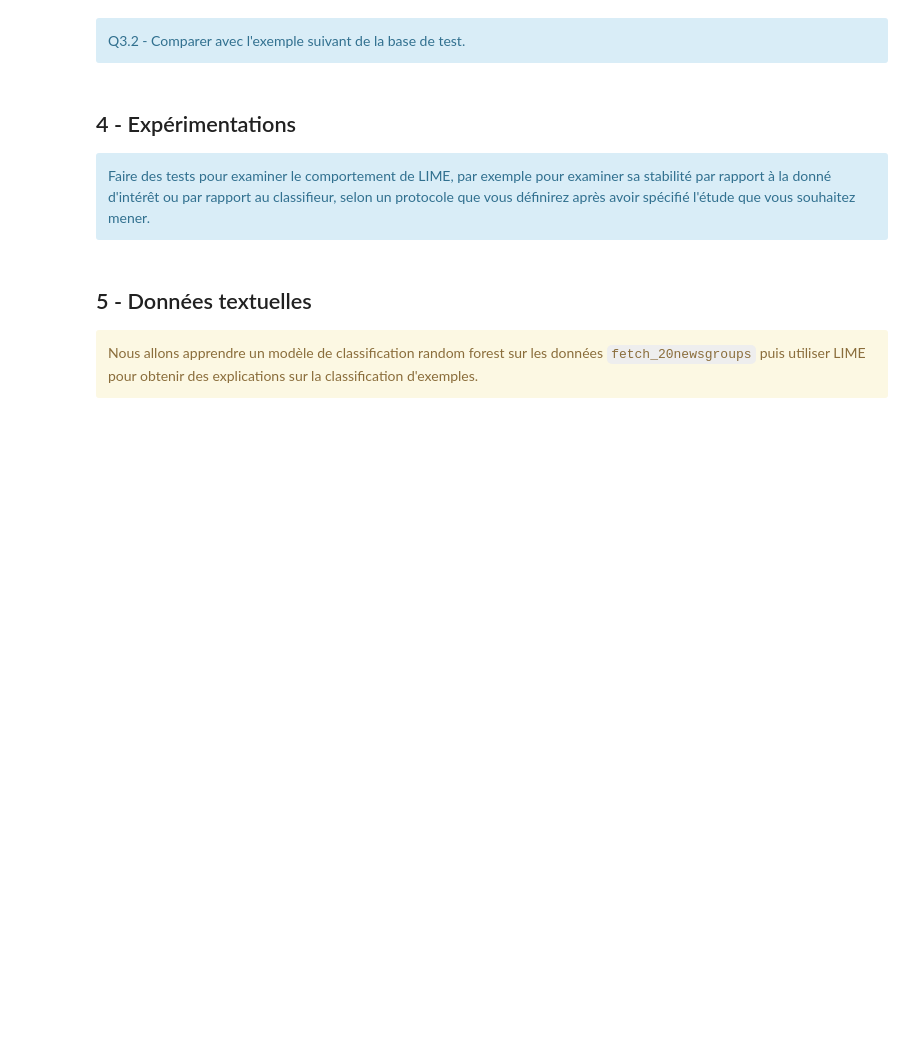
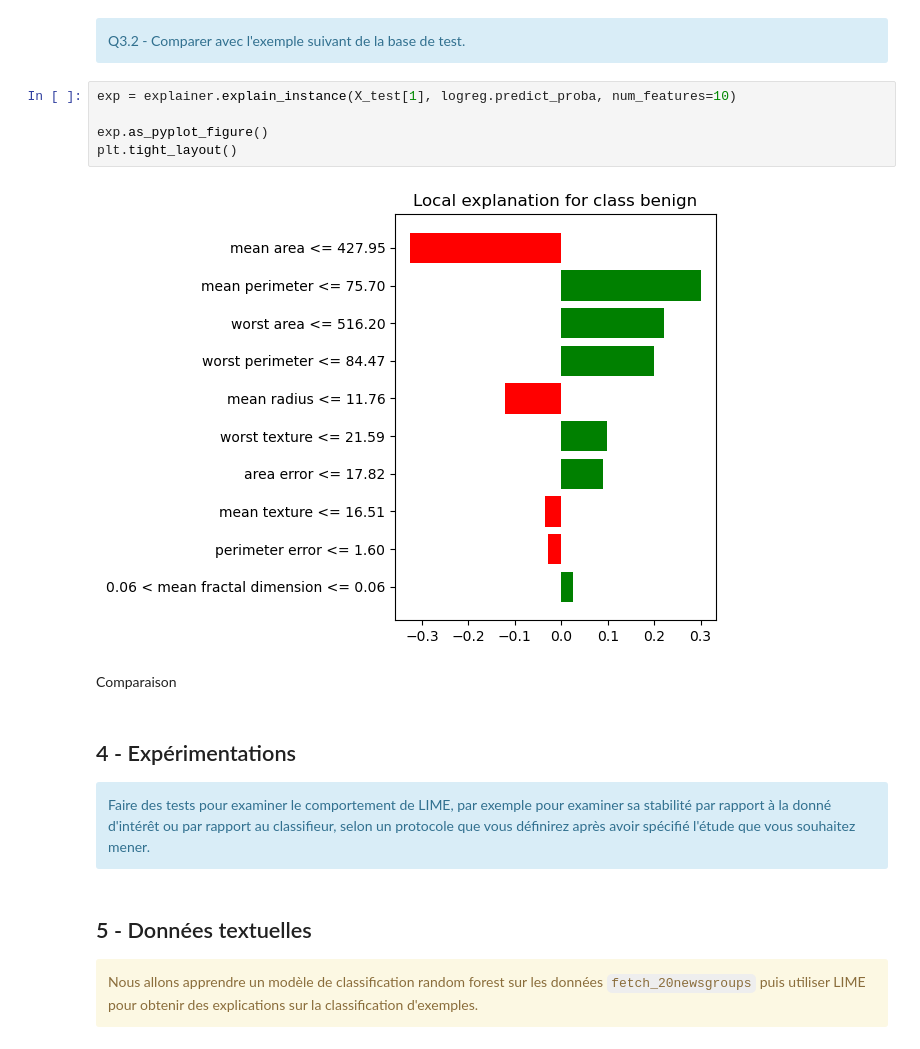
Before and after one commit to nhs2828/IA-Explicable, a Jupyter notebook: tme3/TME03-agg-LIME.ipynb, the cells around one changed output. Drawn from its saved outputs; the diff is of its cells as text; blank space fills up the shorter version.

```diff
--- a/tme3/TME03-agg-LIME.ipynb
+++ b/tme3/TME03-agg-LIME.ipynb
@@ -311,6 +329,15 @@ plt.tight_layout()
 <div class = "alert alert-block alert-info">
     Q3.2 - Comparer avec l'exemple suivant de la base de test.
 </div>
+# %%
+exp = explainer.explain_instance(X_test[1], logreg.predict_proba, num_features=10)
+
+exp.as_pyplot_figure()
+plt.tight_layout()
+# %% [output]
+[figure, added]
+# %% [markdown]
+Comparaison
 # %% [markdown]
 ## 4 - Expérimentations
 
```
Also changed, not shown: parts of 28 cells of this notebook, 2 other files.
